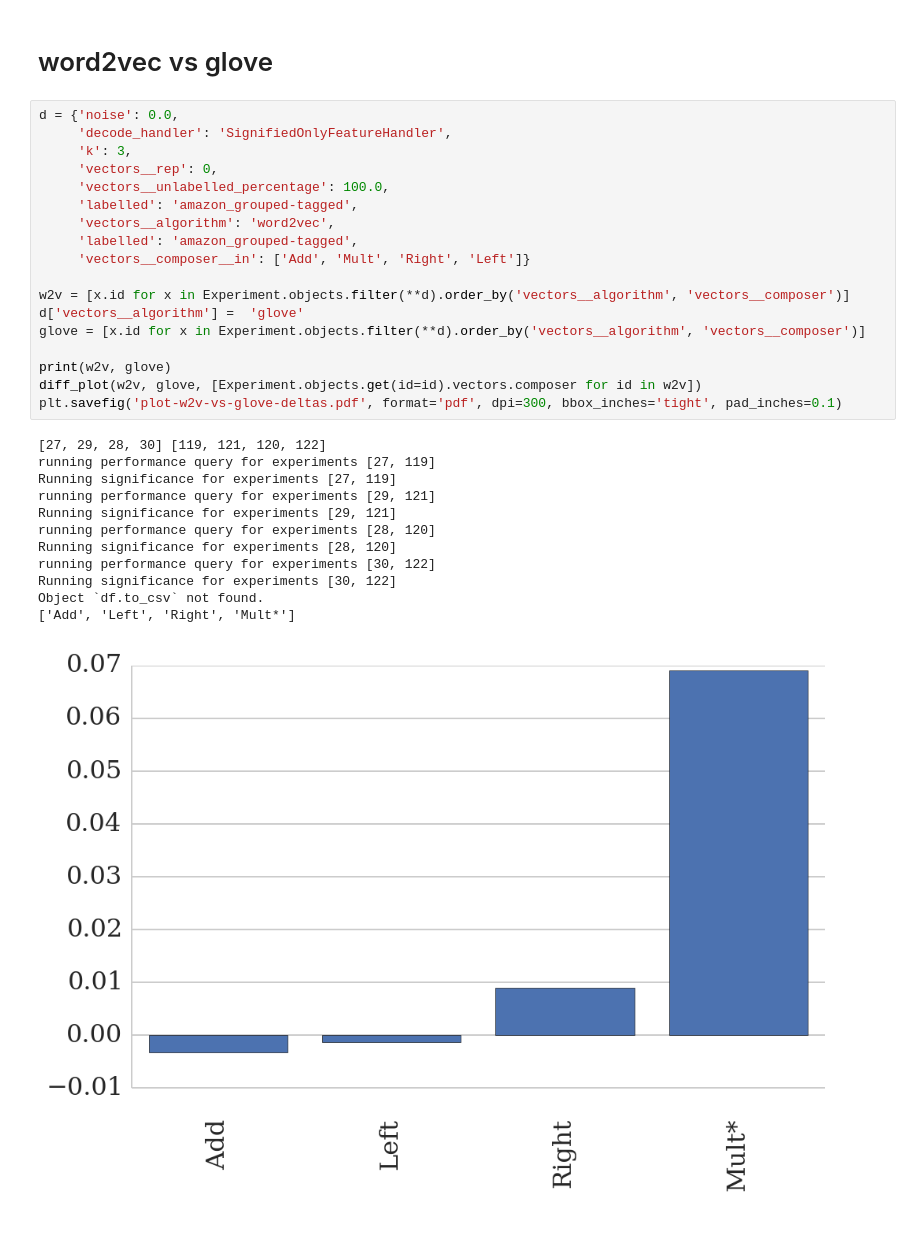
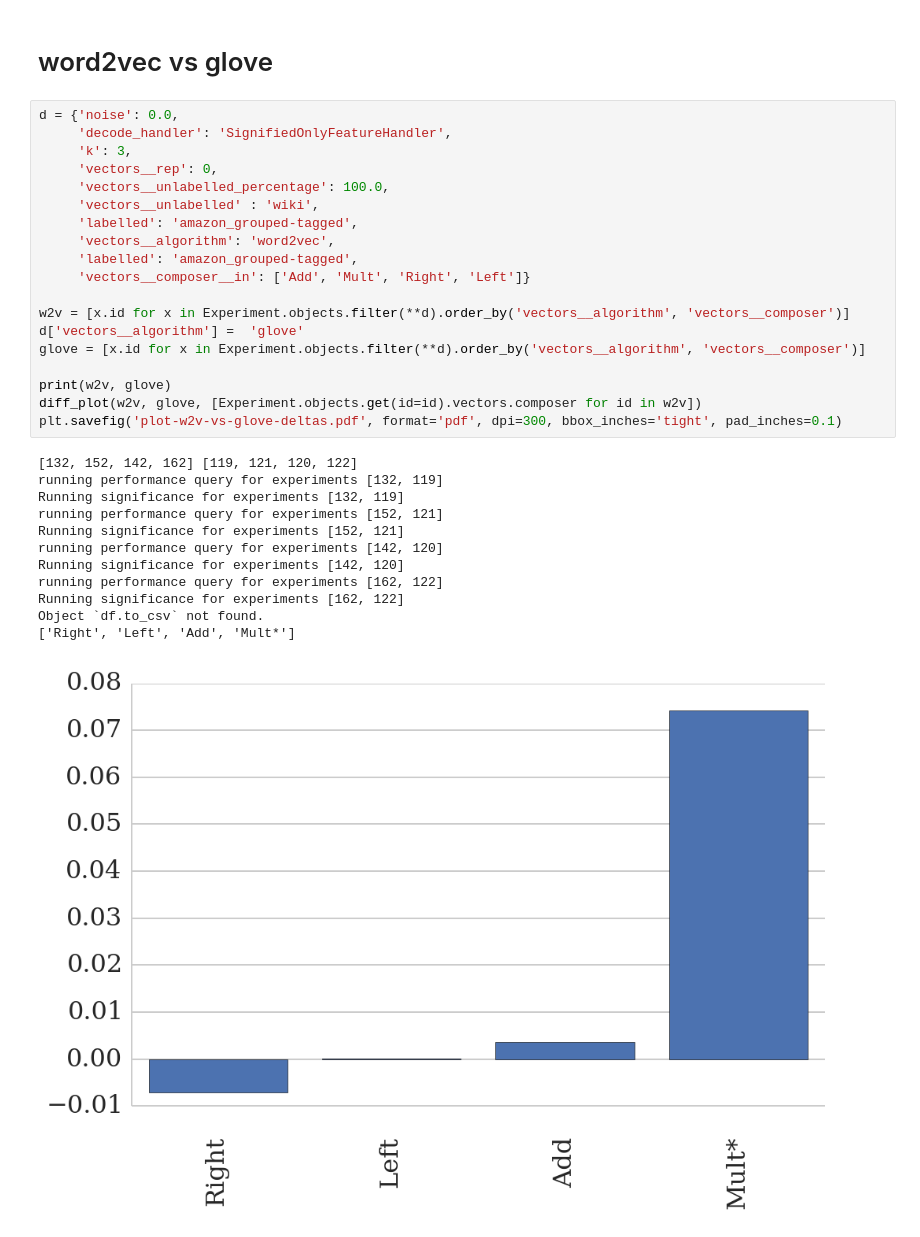
Before and after one commit to mbatchkarov/ExpLosion, a Jupyter notebook: notebooks/diff_plot.ipynb, the cells around one changed output. Cells and saved outputs as stored; diff of their text form.

```diff
--- a/notebooks/diff_plot.ipynb
+++ b/notebooks/diff_plot.ipynb
@@ -145,34 +145,35 @@ Add/Mult composers definitely benefit more from PPMI, and Left/Right do not. Thi
 # %%
 d = {'noise': 0.0,
      'decode_handler': 'SignifiedOnlyFeatureHandler',
      'k': 3,
      'vectors__rep': 0,
      'vectors__unlabelled_percentage': 100.0,
+     'vectors__unlabelled' : 'wiki',
      'labelled': 'amazon_grouped-tagged',
      'vectors__algorithm': 'word2vec',
      'labelled': 'amazon_grouped-tagged',
      'vectors__composer__in': ['Add', 'Mult', 'Right', 'Left']}
 
 w2v = [x.id for x in Experiment.objects.filter(**d).order_by('vectors__algorithm', 'vectors__composer')]
 d['vectors__algorithm'] =  'glove'
 glove = [x.id for x in Experiment.objects.filter(**d).order_by('vectors__algorithm', 'vectors__composer')]
 
 print(w2v, glove)
 diff_plot(w2v, glove, [Experiment.objects.get(id=id).vectors.composer for id in w2v])
 plt.savefig('plot-w2v-vs-glove-deltas.pdf', format='pdf', dpi=300, bbox_inches='tight', pad_inches=0.1)
 # %% [output]
-[27, 29, 28, 30] [119, 121, 120, 122]
-running performance query for experiments [27, 119]
-Running significance for experiments [27, 119]
-running performance query for experiments [29, 121]
-Running significance for experiments [29, 121]
-running performance query for experiments [28, 120]
-Running significance for experiments [28, 120]
-running performance query for experiments [30, 122]
-Running significance for experiments [30, 122]
+[132, 152, 142, 162] [119, 121, 120, 122]
+running performance query for experiments [132, 119]
+Running significance for experiments [132, 119]
+running performance query for experiments [152, 121]
+Running significance for experiments [152, 121]
+running performance query for experiments [142, 120]
+Running significance for experiments [142, 120]
+running performance query for experiments [162, 122]
+Running significance for experiments [162, 122]
 Object `df.to_csv` not found.
-['Add', 'Left', 'Right', 'Mult*']
+['Right', 'Left', 'Add', 'Mult*']
-[figure, old version]
+[figure, new version]
 # %%
 from thesisgenerator.utils.output_utils import *
 ids = w2v + glove
```
Also changed, not shown: parts of 1 cell of this notebook, 2 other files.
